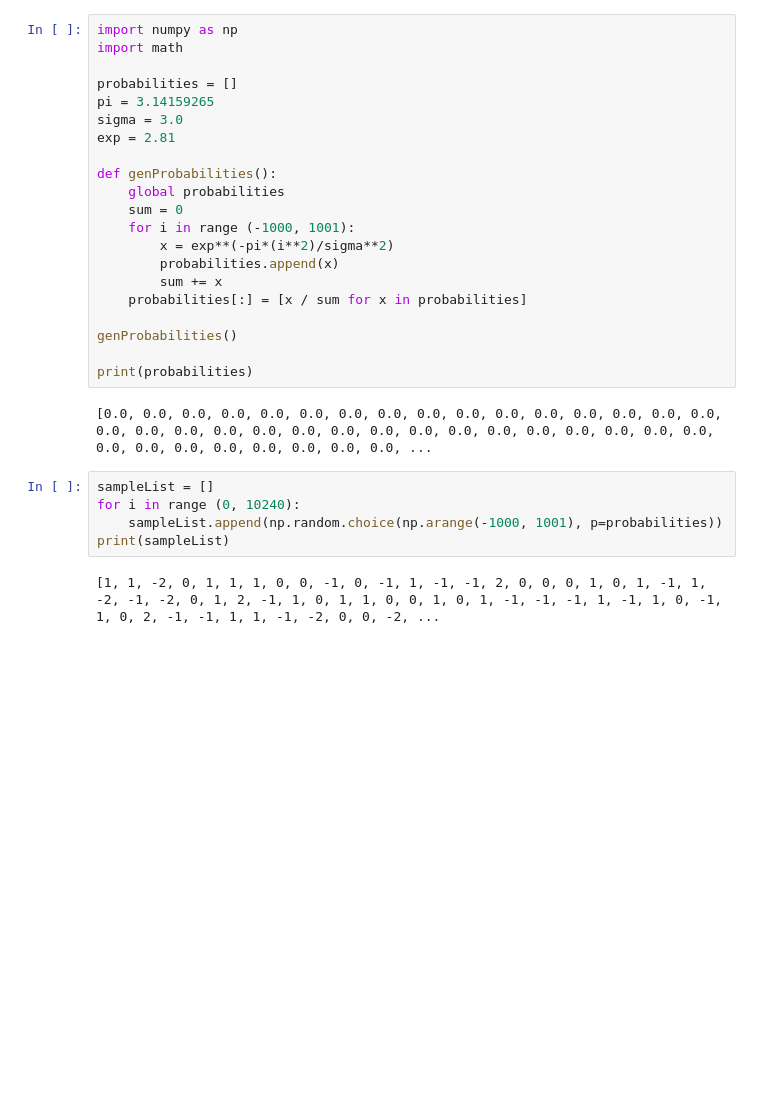
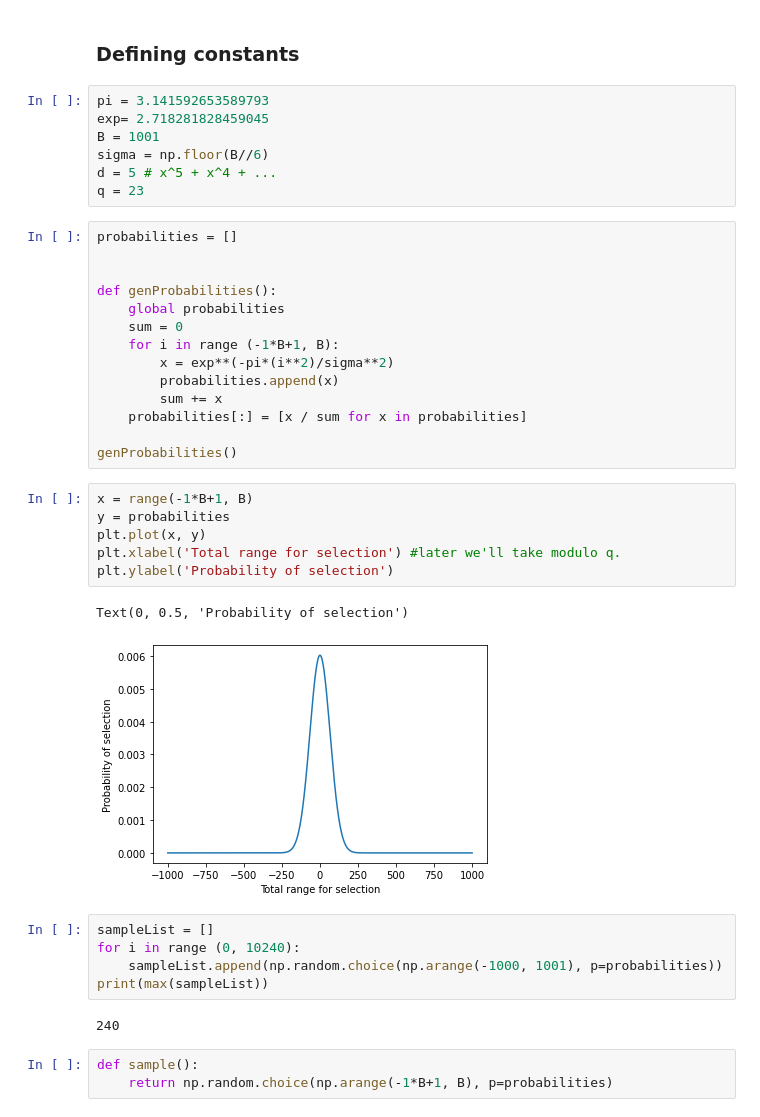
Before and after one commit to varun-raghavendra/yashe, a Jupyter notebook: gaussianDistribution.ipynb, the cells around one changed output. Saved outputs shown, nothing was run; the diff lists cells and outputs as text; blank space fills up the shorter version.

```diff
--- a/gaussianDistribution.ipynb
+++ b/gaussianDistribution.ipynb
@@ -1,30 +15,42 @@
+# %% [markdown]
+### Defining constants
+# %%
+pi = 3.141592653589793
+exp= 2.718281828459045
+B = 1001
+sigma = np.floor(B//6)
+d = 5 # x^5 + x^4 + ...
+q = 23
 # %%
-import numpy as np
-import math
+probabilities = []
 
-probabilities = []
-pi = 3.14159265
-sigma = 3.0
-exp = 2.81
 
 def genProbabilities():
     global probabilities
     sum = 0
-    for i in range (-1000, 1001):
+    for i in range (-1*B+1, B):
         x = exp**(-pi*(i**2)/sigma**2)
         probabilities.append(x)
         sum += x
     probabilities[:] = [x / sum for x in probabilities]
 
 genProbabilities()
-
-print(probabilities)
-# %% [output]
-[0.0, 0.0, 0.0, 0.0, 0.0, 0.0, 0.0, 0.0, 0.0, 0.0, 0.0, 0.0, 0.0, 0.0, 0.0, 0.0, 0.0, 0.0, 0.0, 0.0, 0.0, 0.0, 0.0, 0.0, 0.0, 0.0, 0.0, 0.0, 0.0, 0.0, 0.0, 0.0, 0.0, 0.0, 0.0, 0.0, 0.0, 0.0, 0.0, 0.0, ...
+# %%
+x = range(-1*B+1, B)
+y = probabilities
+plt.plot(x, y)
+plt.xlabel('Total range for selection') #later we'll take modulo q.
+plt.ylabel('Probability of selection')
+# %% [output]
+Text(0, 0.5, 'Probability of selection')
+[figure, added]
 # %%
 sampleList = []
 for i in range (0, 10240):
     sampleList.append(np.random.choice(np.arange(-1000, 1001), p=probabilities))
-print(sampleList)
+print(max(sampleList))
 # %% [output]
-[1, 1, -2, 0, 1, 1, 1, 0, 0, -1, 0, -1, 1, -1, -1, 2, 0, 0, 0, 1, 0, 1, -1, 1, -2, -1, -2, 0, 1, 2, -1, 1, 0, 1, 1, 0, 0, 1, 0, 1, -1, -1, -1, 1, -1, 1, 0, -1, 1, 0, 2, -1, -1, 1, 1, -1, -2, 0, 0, -2, ...
+240
+# %%
+def sample():
+    return np.random.choice(np.arange(-1*B+1, B), p=probabilities)
```
Also changed, not shown: parts of 5 cells of this notebook.
